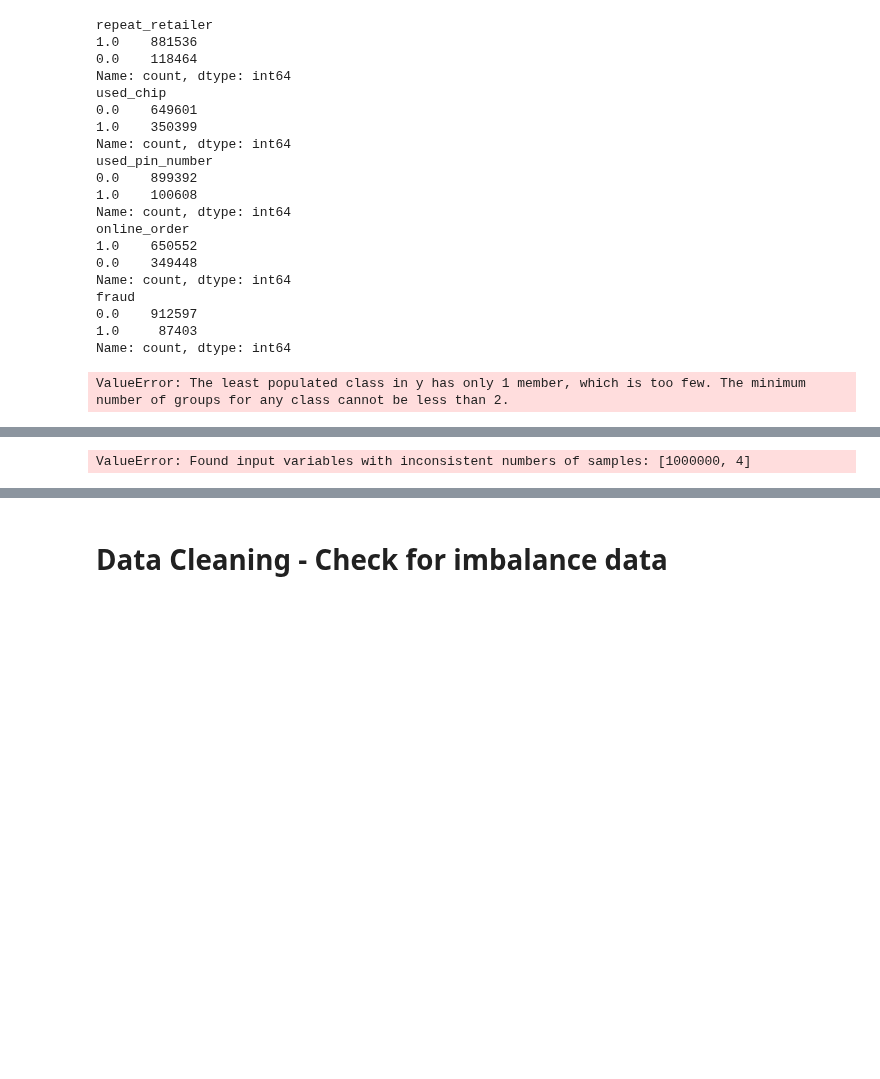
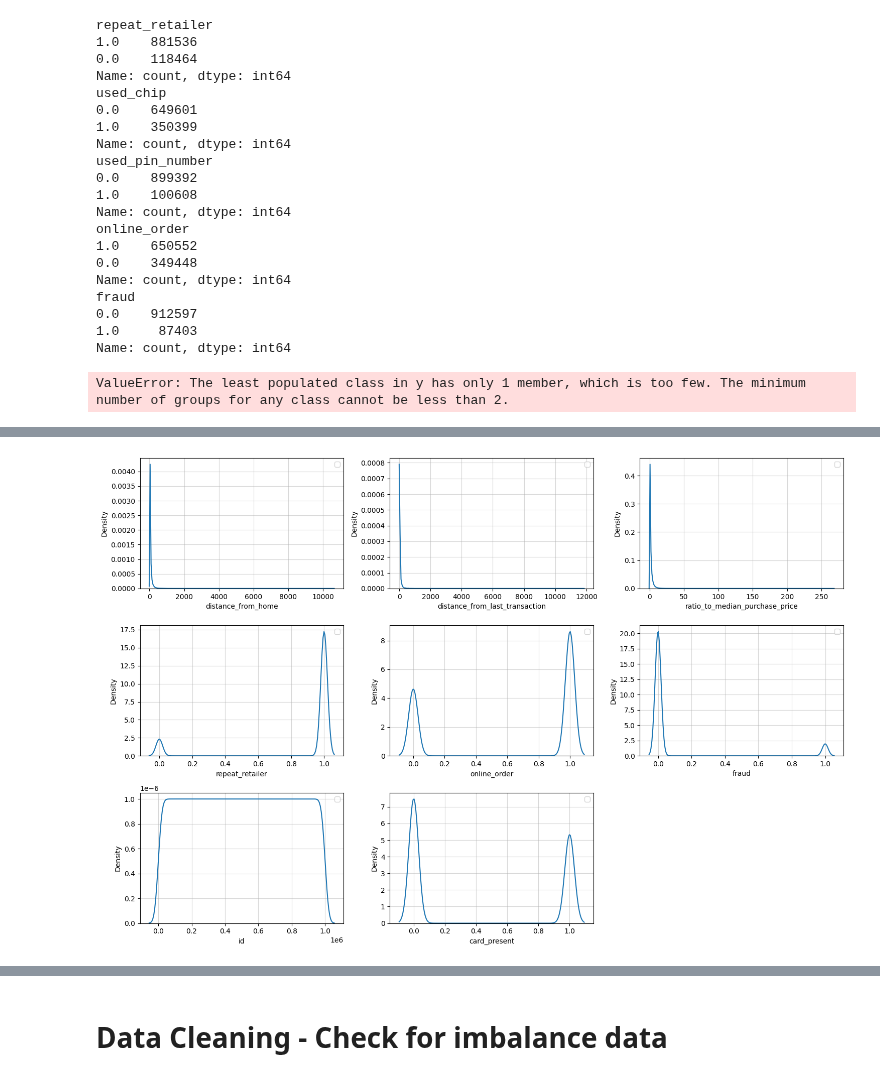
Before and after one commit to project4sharing/exp_credit_card_fraud, a Jupyter notebook: credit_card_fraud.ipynb, the cells around one changed output, grey strips where cells are left out. Saved outputs shown, nothing was run; the diff lists cells and outputs as text; code cells hidden in the pictures; blank space fills up the shorter version.

Commit message:
data cleaning

```diff
--- a/credit_card_fraud.ipynb
+++ b/credit_card_fraud.ipynb
@@ -239,3 +251,15 @@ df_credit_card_fraud_org.head(20)
 | 17 | 3.589649 | 6.247458 | 1.846451 | 1.0 | 0.0 | ... |
 | 18 | 11.085152 | 34.661351 | 2.530758 | 1.0 | 0.0 | ... |
 | 19 | 6.194671 | 1.142014 | 0.307217 | 1.0 | 0.0 | ... |
+# %%
+# 1. Make a copy of the original dataset
+# 2. Create id, and card_present features.  id will be used to retrieve the original rows after the train/test split is successful, card_present feature is a combination of used_chip & used_pin_number features as they both will only be true when the card holder/card is present
+# 3. Drop the used_chip & used_pin_number features from this intermediate dataset
+
+df_credit_card_fraud_cleaned_stratification_step01 = df_credit_card_fraud_org.copy()
+
+df_credit_card_fraud_cleaned_stratification_step01['id'] = df_credit_card_fraud_cleaned_stratification_step01.index
+df_credit_card_fraud_cleaned_stratification_step01['card_present'] = df_credit_card_fraud_cleaned_stratification_step01[['used_chip', 'used_pin_number']].max(axis=1)
+df_credit_card_fraud_cleaned_stratification_step01.drop(columns=['used_chip', 'used_pin_number'], inplace=True)
+
+df_credit_card_fraud_cleaned_stratification_step01.head(20)
@@ -241,0 +285,14 @@ df_credit_card_fraud_org.head(20)
+# %%
+fig = plt.figure(figsize=(15, 10))
+rows, cols = 3, 3
+for i, col_name in enumerate(df_credit_card_fraud_cleaned_stratification_step01.loc[:, 'distance_from_home' : 'card_present'].columns):
+  # print(f"{i}, {col_name}")
+  ax = fig.add_subplot(rows, cols, i+1)
+  ax.grid(alpha=0.5, axis='both')
+  sns.kdeplot(x = col_name, data = df_credit_card_fraud_cleaned_stratification_step01)
+  ax.set_xlabel(col_name)
+  ax.legend()
+
+fig.tight_layout()
+fig.show()
+# %% [output]
@@ -242,12 +307,8 @@ df_credit_card_fraud_org.head(20)
+[figure, added]
 # %%
-df_credit_card_fraud_cleaned_stratification_step01 = df_credit_card_fraud_org.copy()
-df_credit_card_fraud_cleaned_stratification_step01['card_present'] = df_credit_card_fraud_cleaned_stratification_step01['used_chip'] * 2 + df_credit_card_fraud_cleaned_stratification_step01['used_pin_number']
+# With the new card_present feature, the train/test split is successful
 
-df_credit_card_fraud_cleaned_stratification_step01.head(20)
-
-dX = df_credit_card_fraud_cleaned_stratification_step01.loc[:, ~df_credit_card_fraud_cleaned_stratification_step01.columns.isin(["used_chip", "used_pin_number", "fraud"])].copy()
+dX = df_credit_card_fraud_cleaned_stratification_step01.loc[:, ~df_credit_card_fraud_cleaned_stratification_step01.columns.isin(["fraud"])].copy()
 dY = df_credit_card_fraud_cleaned_stratification_step01.loc[:, ['fraud']].copy()
 
-X_train, X_test, Y_train, Y_test = train_test_split(dX, dY, test_size=20, random_state=random_seed, shuffle=True, stratify=['repeat_retailer', 'card_present', 'online_order', 'fraud'])
+X_train_, X_test_, Y_train, Y_test = train_test_split(dX, dY, test_size=0.1, random_state=random_seed, shuffle=True, stratify=df_credit_card_fraud_cleaned_stratification_step01[['repeat_retailer', 'online_order', 'card_present', 'fraud']])
-# %% [output]
-ValueError: Found input variables with inconsistent numbers of samples: [1000000, 4]
```
Also changed, not shown: parts of 12 cells of this notebook.
